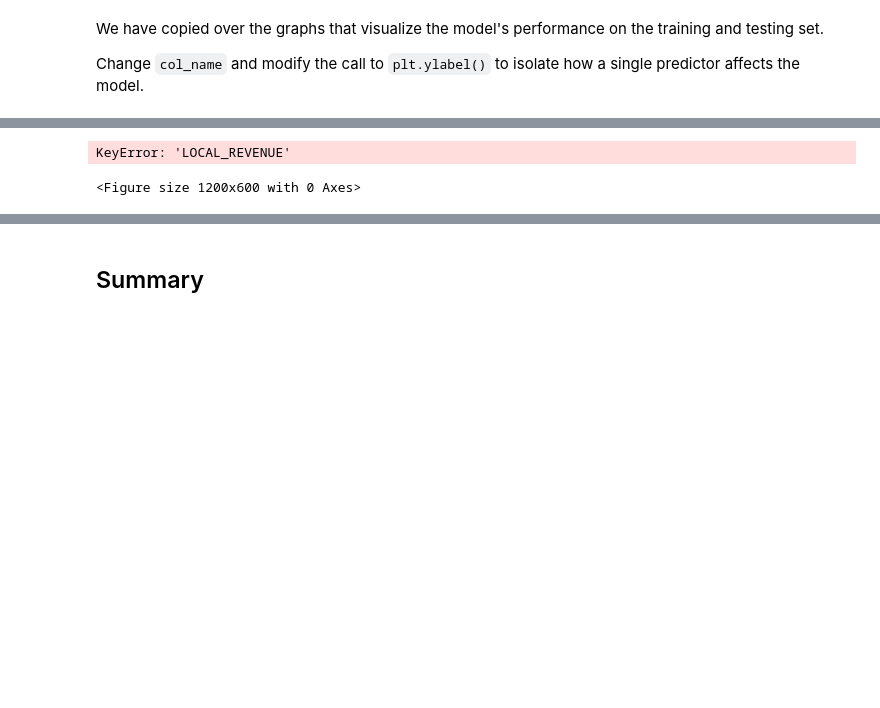
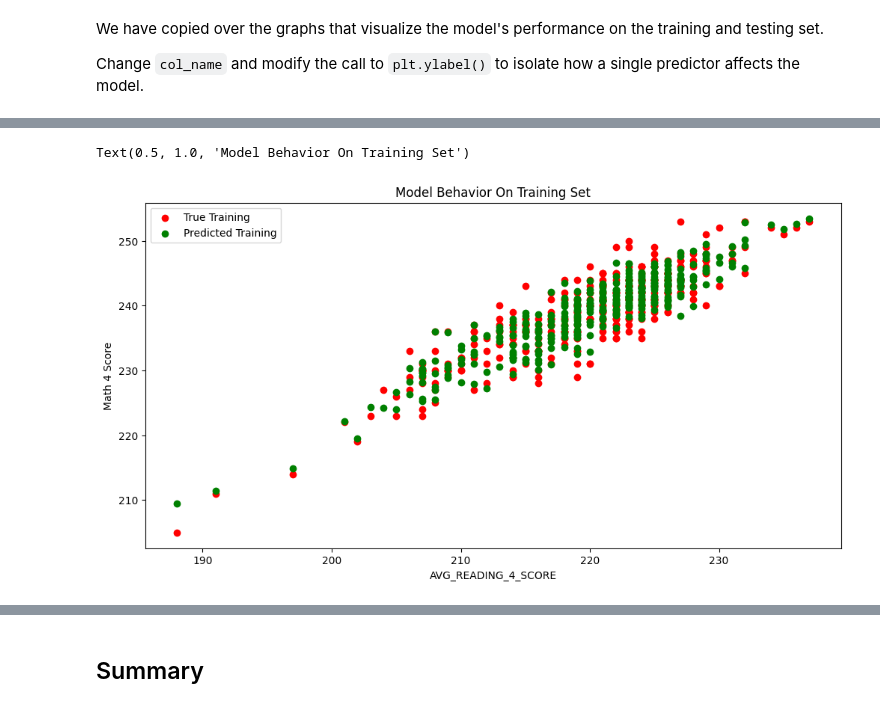
Before and after one commit to RaYaNmOsToFa/GIT_TEST_MDST, a Jupyter notebook: tutorial1/checkpoint1.ipynb, the cells around one changed output, grey strips where cells are left out. Saved outputs shown, nothing was run; the diff lists cells and outputs as text; code cells hidden in the pictures; blank space fills up the shorter version.

```diff
--- a/tutorial1/checkpoint1.ipynb
+++ b/tutorial1/checkpoint1.ipynb
@@ -221,7 +221,7 @@ df.head()
 | 4 | 1992_CALIFORNIA | CALIFORNIA | 1992 | NaN | 26260025.0 | 2072470.0 | 16546514.0 | 7641041.0 | ... |
 5 rows × 26 columns
 # %%
-X = df[['ENROLL', 'AVG_READING_4_SCORE']].dropna()
+X = df[['ENROLL', 'AVG_MATH_8_SCORE' ,'AVG_READING_4_SCORE']].dropna()
 y = df.loc[X.index]['AVG_MATH_4_SCORE']
 y.fillna(y.median(), inplace=True)
 # %%
@@ -269,16 +279,15 @@ Change `col_name` and modify the call to `plt.ylabel()` to isolate how a single
 # %%
-#not really sure why this is not working as intended
-col_name = 'LOCAL_REVENUE'
+col_name = 'AVG_READING_4_SCORE'
 
 f = plt.figure(figsize=(12,6))
 plt.scatter(X_train[col_name], y_train, color = "red")
 plt.scatter(X_train[col_name], model.predict(X_train), color = "green")
 
 plt.legend(['True Training','Predicted Training'])
 plt.xlabel(col_name)
 plt.ylabel('Math 4 Score')
 plt.title("Model Behavior On Training Set")
 # %% [output]
-KeyError: 'LOCAL_REVENUE'
+Text(0.5, 1.0, 'Model Behavior On Training Set')
-<Figure size 1200x600 with 0 Axes>
+[figure, added]
 # %%
```
Also changed, not shown: parts of 7 cells of this notebook.
